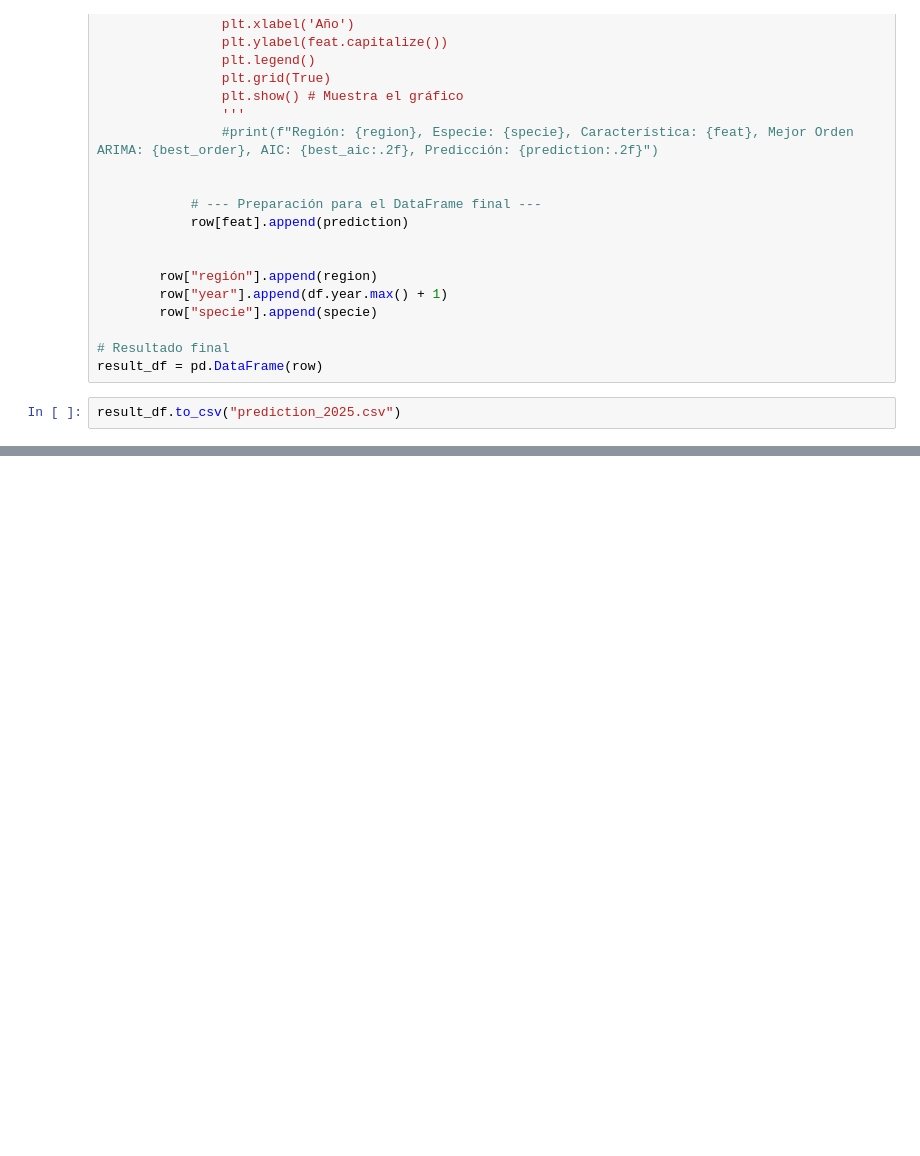
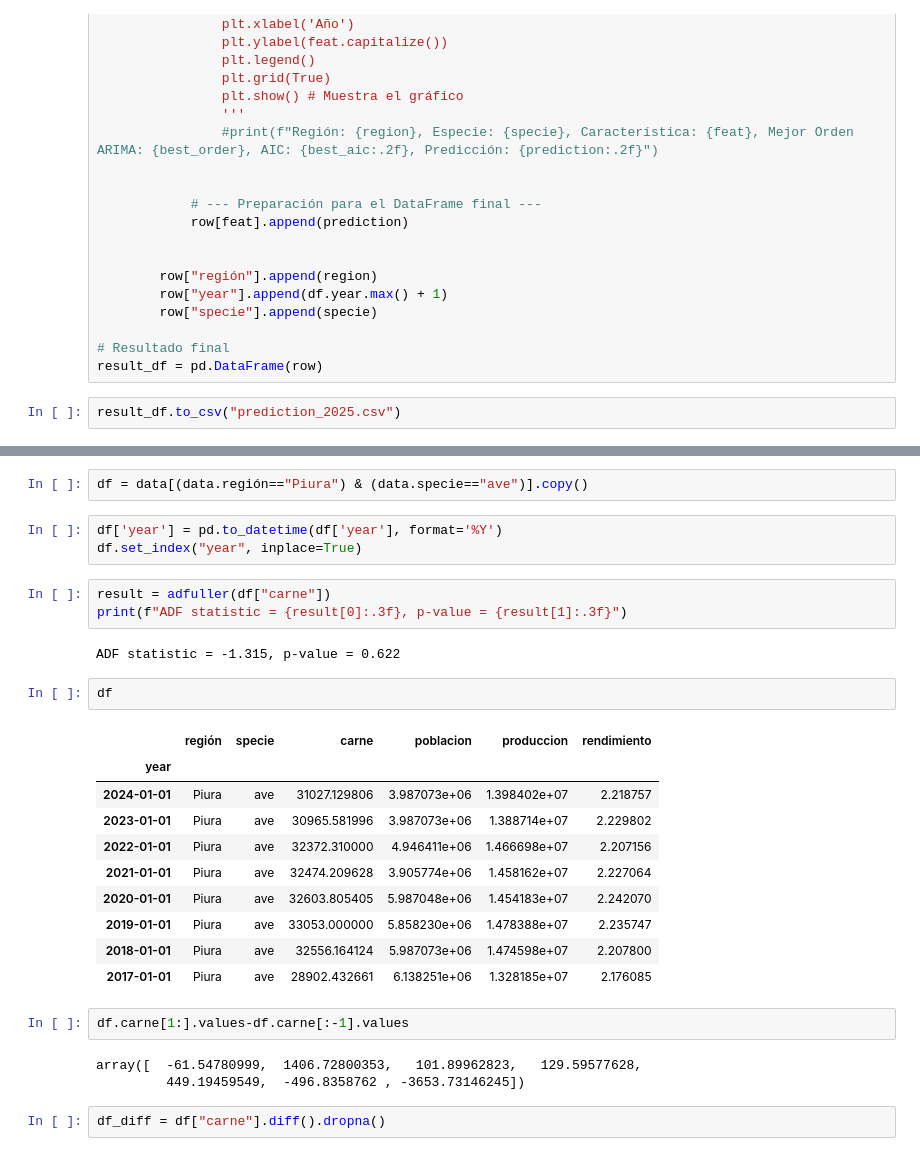
Before and after one commit to angelTCC/Produccion-Ganadera-Avicola, a Jupyter notebook: modelML/ml.ipynb, the cells around one changed output, grey strips where cells are left out. Drawn from its saved outputs; the diff is of its cells as text; blank space fills up the shorter version.

```diff
--- a/modelML/ml.ipynb
+++ b/modelML/ml.ipynb
@@ -129,0 +149,30 @@ result_df.to_csv("prediction_2025.csv")
+# %%
+df = data[(data.región=="Piura") & (data.specie=="ave")].copy()
+# %%
+df['year'] = pd.to_datetime(df['year'], format='%Y')
+df.set_index("year", inplace=True)
+# %%
+result = adfuller(df["carne"])
+print(f"ADF statistic = {result[0]:.3f}, p-value = {result[1]:.3f}")
+# %% [output]
+ADF statistic = -1.315, p-value = 0.622
+# %%
+df
+# %% [output]
+|  | región | specie | carne | poblacion | produccion | rendimiento |
+| year |  |  |  |  |  |  |
+| 2024-01-01 | Piura | ave | 31027.129806 | 3.987073e+06 | 1.398402e+07 | 2.218757 |
+| 2023-01-01 | Piura | ave | 30965.581996 | 3.987073e+06 | 1.388714e+07 | 2.229802 |
+| 2022-01-01 | Piura | ave | 32372.310000 | 4.946411e+06 | 1.466698e+07 | 2.207156 |
+| 2021-01-01 | Piura | ave | 32474.209628 | 3.905774e+06 | 1.458162e+07 | 2.227064 |
+| 2020-01-01 | Piura | ave | 32603.805405 | 5.987048e+06 | 1.454183e+07 | 2.242070 |
+| 2019-01-01 | Piura | ave | 33053.000000 | 5.858230e+06 | 1.478388e+07 | 2.235747 |
+| 2018-01-01 | Piura | ave | 32556.164124 | 5.987073e+06 | 1.474598e+07 | 2.207800 |
+| 2017-01-01 | Piura | ave | 28902.432661 | 6.138251e+06 | 1.328185e+07 | 2.176085 |
+# %%
+df.carne[1:].values-df.carne[:-1].values
+# %% [output]
+array([  -61.54780999,  1406.72800353,   101.89962823,   129.59577628,
+         449.19459549,  -496.8358762 , -3653.73146245])
+# %%
+df_diff = df["carne"].diff().dropna()
```
Also changed, not shown: parts of 9 cells of this notebook.
